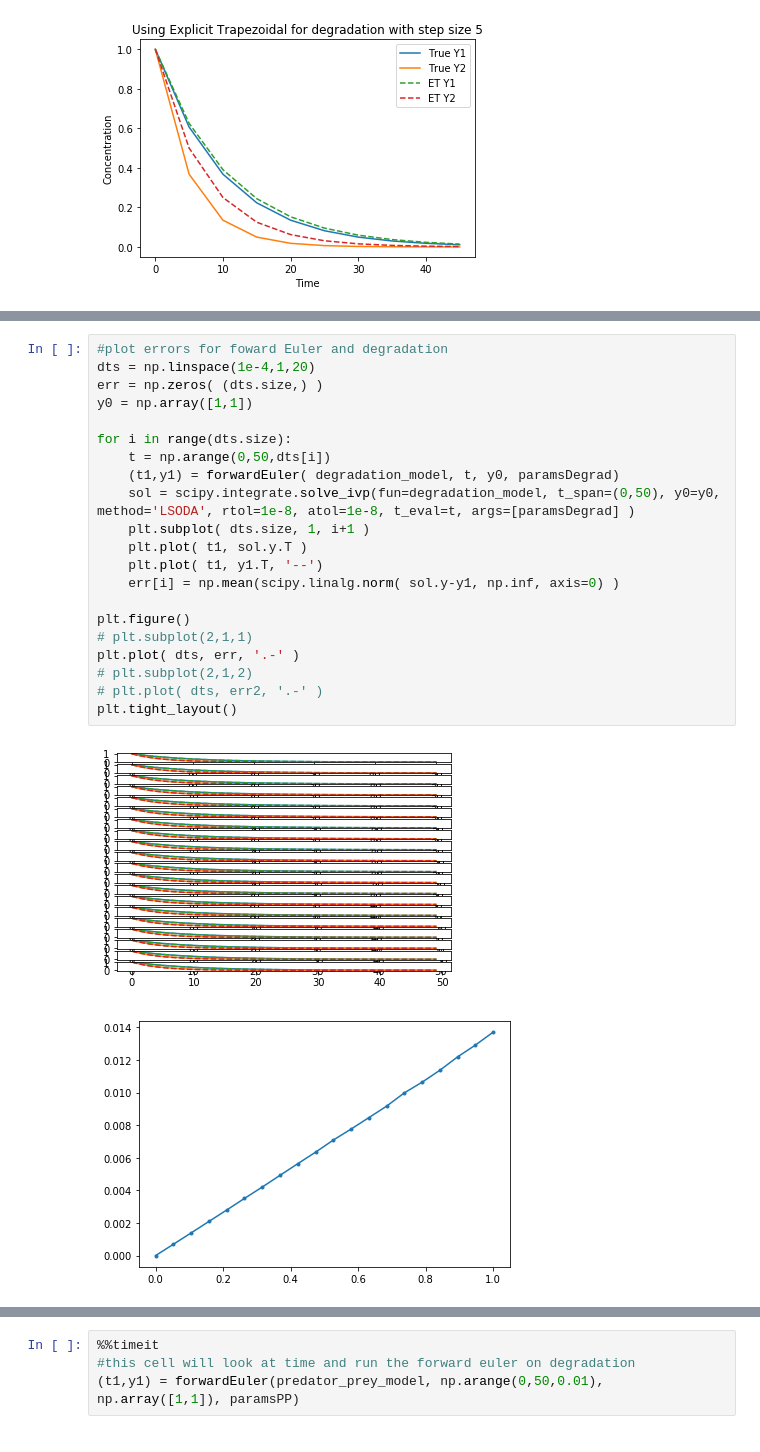
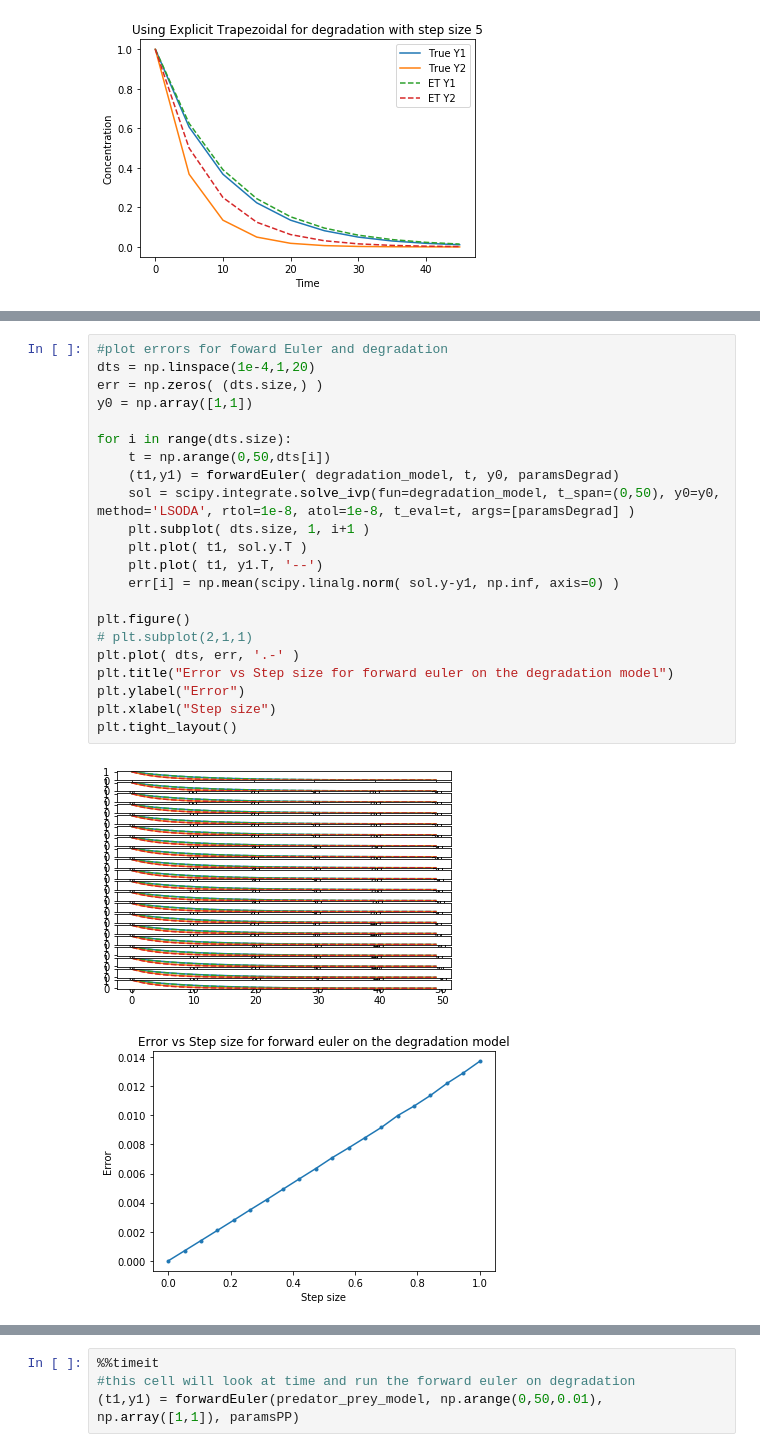
Before and after one commit to hmhwan21/cs341projects, a Jupyter notebook: proj3/Project3.ipynb, the cells around one changed output, grey strips where cells are left out. Cells and saved outputs as stored; diff of their text form.

```diff
--- a/proj3/Project3.ipynb
+++ b/proj3/Project3.ipynb
@@ -333,24 +345,25 @@ plt.legend(["True Y1", "True Y2", "ET Y1", "ET Y2"]);
 # %%
 #plot errors for foward Euler and degradation
 dts = np.linspace(1e-4,1,20)
 err = np.zeros( (dts.size,) )
 y0 = np.array([1,1])
 
 for i in range(dts.size):
     t = np.arange(0,50,dts[i])
     (t1,y1) = forwardEuler( degradation_model, t, y0, paramsDegrad)
     sol = scipy.integrate.solve_ivp(fun=degradation_model, t_span=(0,50), y0=y0, method='LSODA', rtol=1e-8, atol=1e-8, t_eval=t, args=[paramsDegrad] )
     plt.subplot( dts.size, 1, i+1 )
     plt.plot( t1, sol.y.T )
     plt.plot( t1, y1.T, '--')
     err[i] = np.mean(scipy.linalg.norm( sol.y-y1, np.inf, axis=0) )
 
 plt.figure()
 # plt.subplot(2,1,1)
 plt.plot( dts, err, '.-' )
-# plt.subplot(2,1,2)
-# plt.plot( dts, err2, '.-' )
+plt.title("Error vs Step size for forward euler on the degradation model")
+plt.ylabel("Error")
+plt.xlabel("Step size")
 plt.tight_layout()
 # %% [output]
 [figure]
-[figure, old version]
+[figure, new version]
```
Also changed, not shown: parts of 32 cells of this notebook.
